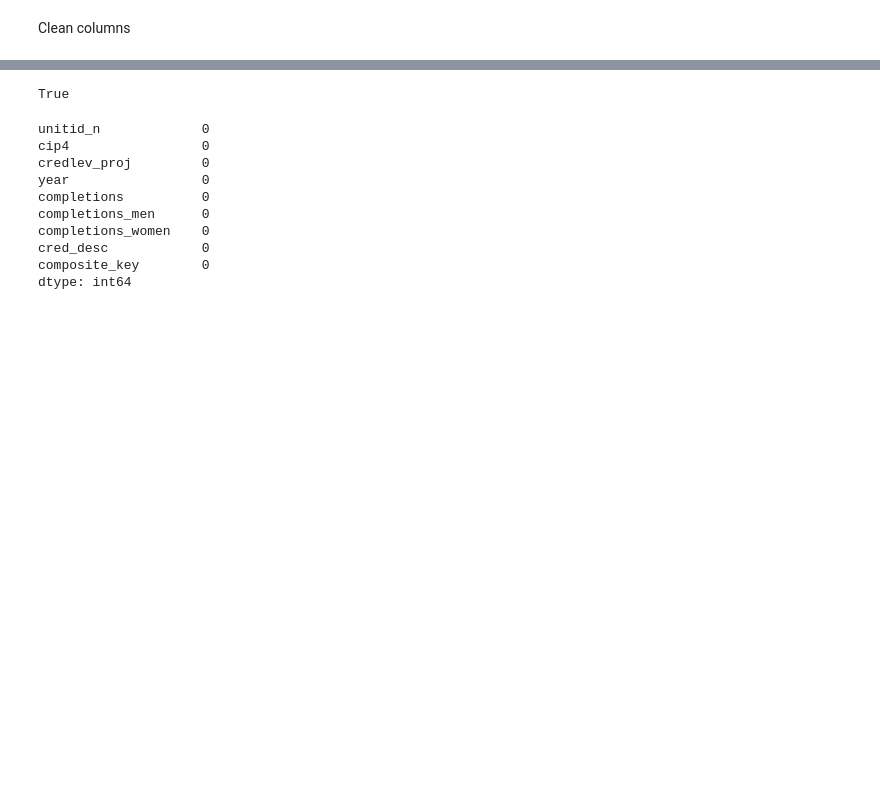
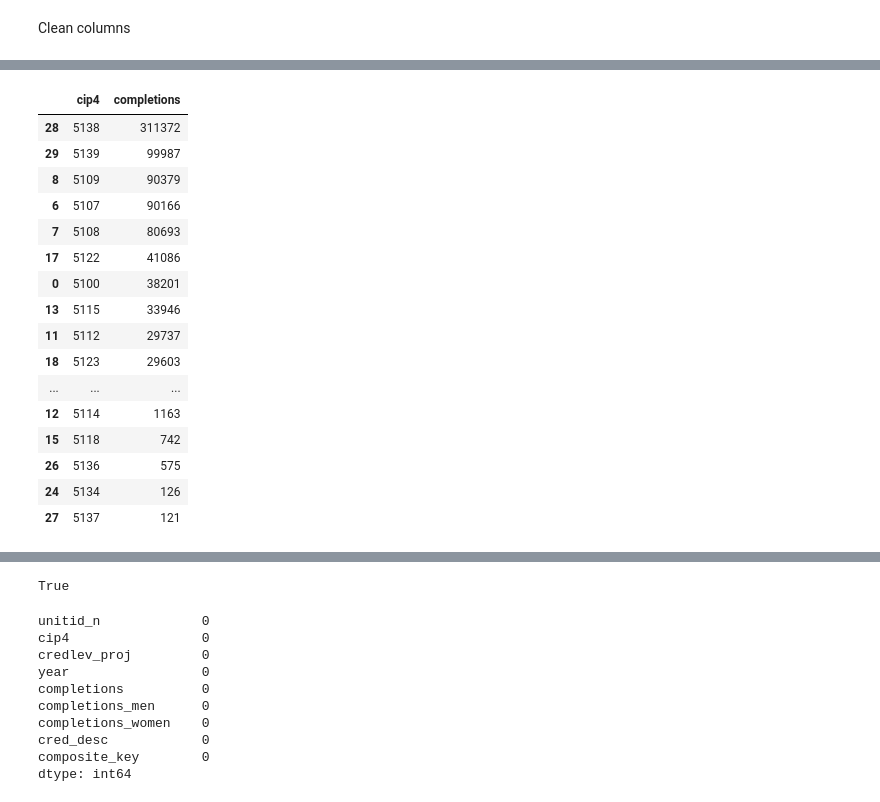
Before and after one commit to DSVaughan266/capstone_da16_python, a Jupyter notebook: notebooks/completions_2024.ipynb, the cells around one changed output, grey strips where cells are left out. Drawn from its saved outputs; the diff is of its cells as text; code cells hidden in the pictures; blank space fills up the shorter version.

```diff
--- a/notebooks/completions_2024.ipynb
+++ b/notebooks/completions_2024.ipynb
@@ -82,0 +185,15 @@ completions["credlev_proj"] = completions["credlev_n"].apply(map_credlevel)
+# %%
+# Ex;oring - delete later
+cip51_cip6 = (
+    completions.loc[mask_51]
+    .groupby('cip6', as_index=False)['completions']
+    .sum()
+    .sort_values('completions', ascending=False)
+)
+
+cip51_cip4 = (
+    completions.loc[mask_51]
+    .groupby('cip4', as_index=False)['completions']
+    .sum()
+    .sort_values('completions', ascending=False)
+)
@@ -82,0 +216,20 @@ completions["credlev_proj"] = completions["credlev_n"].apply(map_credlevel)
+# %%
+cip51_cip4
+# %% [output]
+|  | cip4 | completions |
+| 28 | 5138 | 311372 |
+| 29 | 5139 | 99987 |
+| 8 | 5109 | 90379 |
+| 6 | 5107 | 90166 |
+| 7 | 5108 | 80693 |
+| 17 | 5122 | 41086 |
+| 0 | 5100 | 38201 |
+| 13 | 5115 | 33946 |
+| 11 | 5112 | 29737 |
+| 18 | 5123 | 29603 |
+| ... | ... | ... |
+| 12 | 5114 | 1163 |
+| 15 | 5118 | 742 |
+| 26 | 5136 | 575 |
+| 24 | 5134 | 126 |
+| 27 | 5137 | 121 |
```
Also changed, not shown: parts of 15 cells of this notebook, 1 other file.
